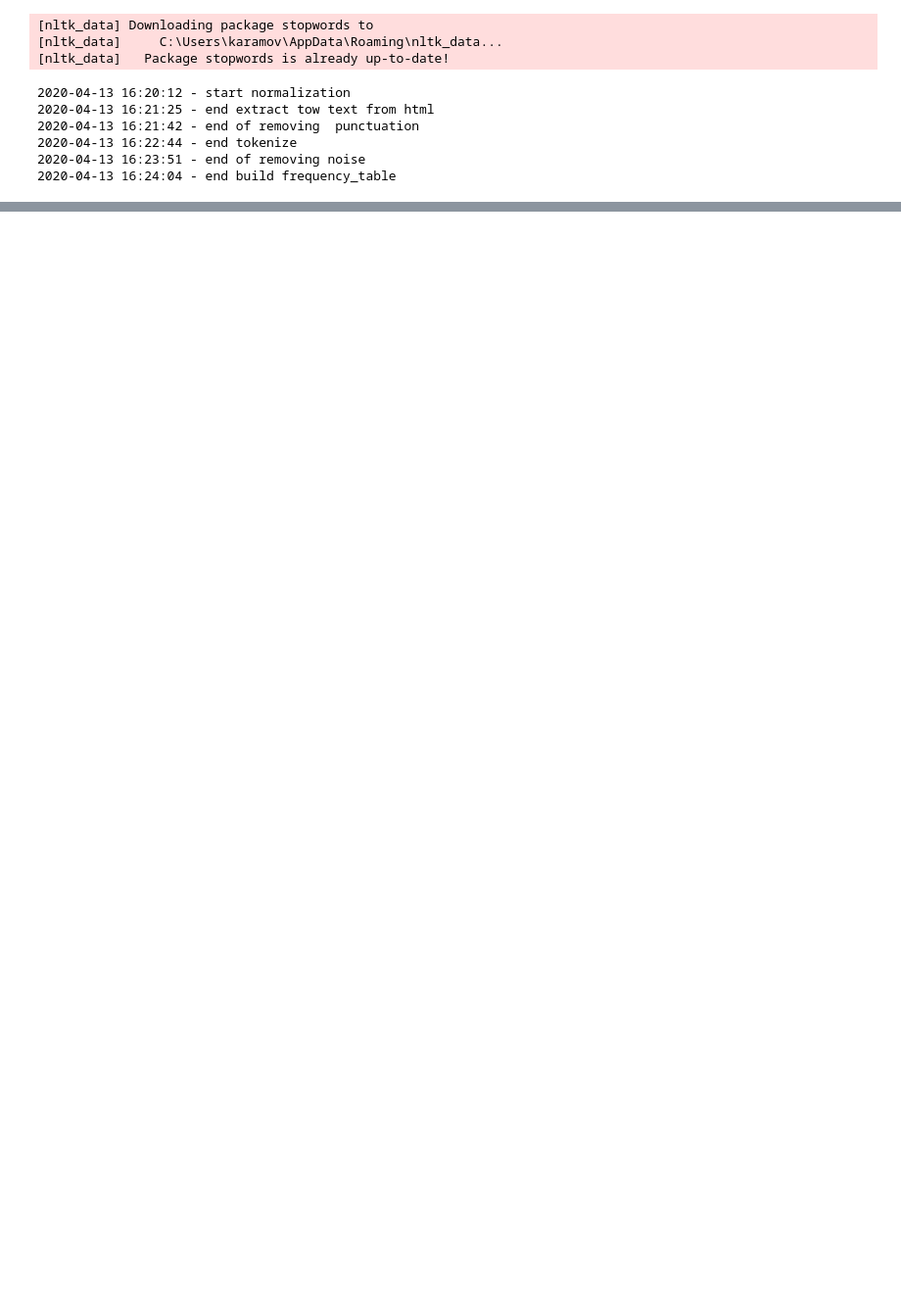
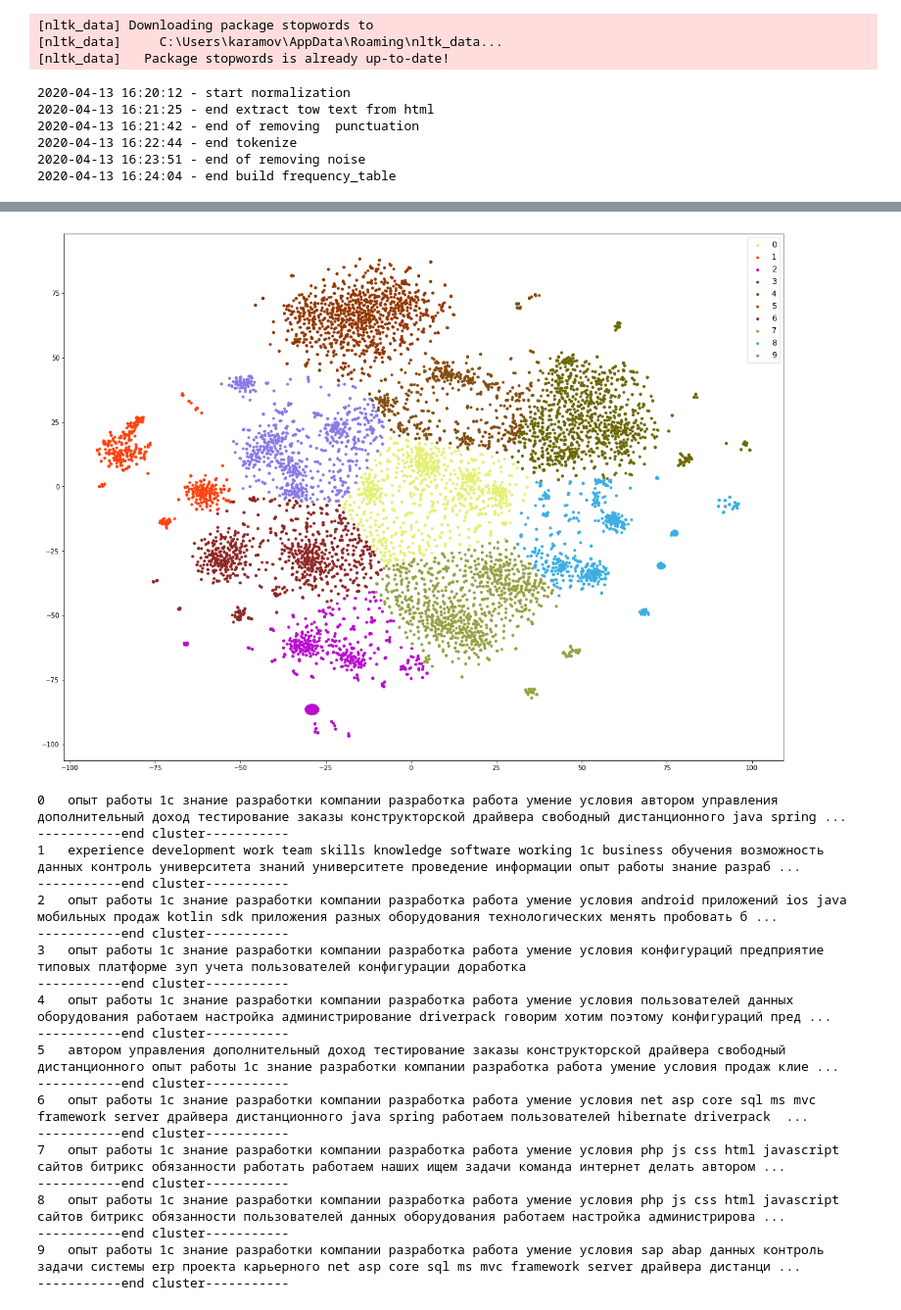
Before and after one commit to karamov-git/competency_analysis, a Jupyter notebook: src/competency_model.ipynb, the cells around one changed output, grey strips where cells are left out. Shown at 98% size. Drawn from its saved outputs; the diff is of its cells as text; code cells hidden in the pictures; blank space fills up the shorter version.

```diff
--- a/src/competency_model.ipynb
+++ b/src/competency_model.ipynb
@@ -197,0 +191,60 @@ plt.show()
+# %%
+df = pd.DataFrame(clusters, columns=['cluster_n'])
+df['Id'] = np.arange(len(df))
+df['x'] = embedding[:, 0]
+df['y'] = embedding[:, 1]
+
+plt.figure(figsize=(20, 15))
+group_by_cluster = df.groupby('cluster_n')
+for name, group in group_by_cluster:
+    c = np.array([np.random.rand(3,)]* len(group['Id']))
+    plt.scatter(group['x'], group['y'],
+                s=20,
+                c=c,
+                edgecolor='none',
+                label=name)
+
+plt.legend(fontsize=12)
+plt.show()
+
+df2 = pd.DataFrame(top_terms)
+df2['cluster'] = clusters
+
+group_by_cluster = df2.groupby('cluster')
+top_words_by_cluster = []
+for name, group in group_by_cluster:
+    top_terms_in_group = group.iloc[:, 0:10]
+    unique_words_in_group = dict()
+    for i, row in top_terms_in_group.iterrows():
+        for j, word in row.items():
+            if word in unique_words_in_group:
+                continue
+            else:
+                unique_words_in_group[word] = 1
+    top_words_by_cluster.append((name," ".join(unique_words_in_group.keys())))
+
+for cluster_name, words in top_words_by_cluster:
+    print(cluster_name,' ', words)
+    print('-----------end cluster-----------')
+# %% [output]
+[figure, added]
+0   опыт работы 1с знание разработки компании разработка работа умение условия автором управления дополнительный доход тестирование заказы конструкторской драйвера свободный дистанционного java spring ...
+-----------end cluster-----------
+1   experience development work team skills knowledge software working 1с business обучения возможность данных контроль университета знаний университете проведение информации опыт работы знание разраб ...
+-----------end cluster-----------
+2   опыт работы 1с знание разработки компании разработка работа умение условия android приложений ios java мобильных продаж kotlin sdk приложения разных оборудования технологических менять пробовать б ...
+-----------end cluster-----------
+3   опыт работы 1с знание разработки компании разработка работа умение условия конфигураций предприятие типовых платформе зуп учета пользователей конфигурации доработка
+-----------end cluster-----------
+4   опыт работы 1с знание разработки компании разработка работа умение условия пользователей данных оборудования работаем настройка администрирование driverpack говорим хотим поэтому конфигураций пред ...
+-----------end cluster-----------
+5   автором управления дополнительный доход тестирование заказы конструкторской драйвера свободный дистанционного опыт работы 1с знание разработки компании разработка работа умение условия продаж клие ...
+-----------end cluster-----------
+6   опыт работы 1с знание разработки компании разработка работа умение условия net asp core sql ms mvc framework server драйвера дистанционного java spring работаем пользователей hibernate driverpack  ...
+-----------end cluster-----------
+7   опыт работы 1с знание разработки компании разработка работа умение условия php js css html javascript сайтов битрикс обязанности работать работаем наших ищем задачи команда интернет делать автором ...
+-----------end cluster-----------
+8   опыт работы 1с знание разработки компании разработка работа умение условия php js css html javascript сайтов битрикс обязанности пользователей данных оборудования работаем настройка администрирова ...
+-----------end cluster-----------
+9   опыт работы 1с знание разработки компании разработка работа умение условия sap abap данных контроль задачи системы erp проекта карьерного net asp core sql ms mvc framework server драйвера дистанци ...
+-----------end cluster-----------
```
Also changed, not shown: parts of 6 cells of this notebook.
